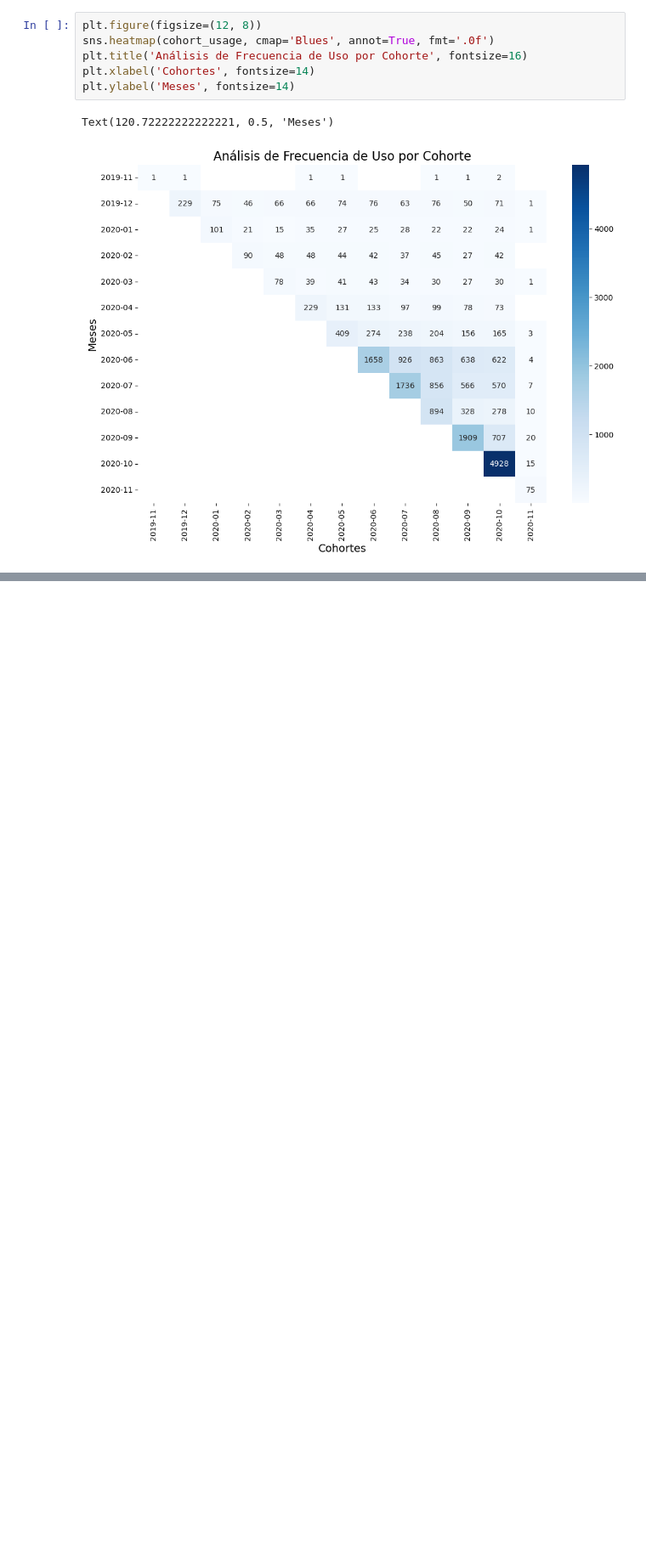
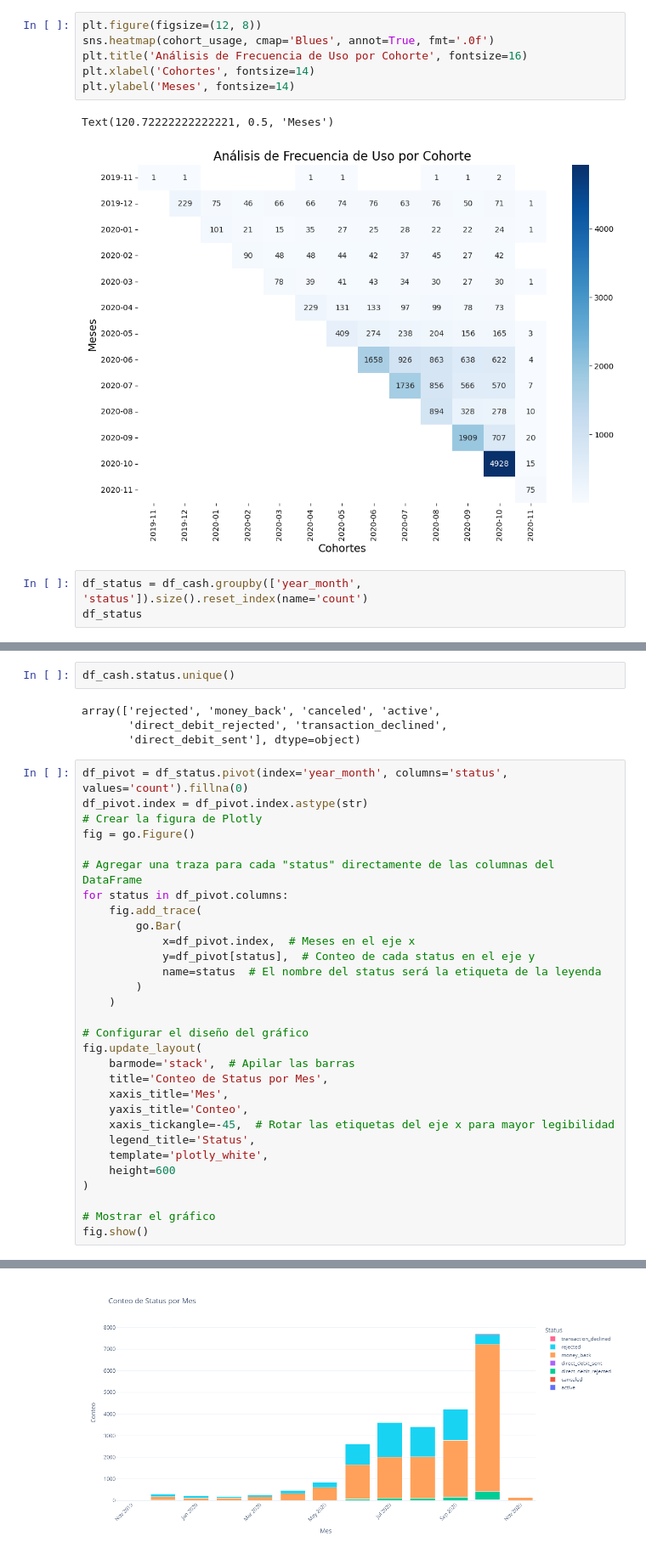
Before and after one commit to TonyVargas777/project_1_Ironhack, a Jupyter notebook: project.ipynb, the cells around one changed output, grey strips where cells are left out. Shown at 85% size. Drawn from its saved outputs; the diff is of its cells as text; blank space fills up the shorter version.

```diff
--- a/project.ipynb
+++ b/project.ipynb
@@ -249,3 +254,6 @@ plt.ylabel('Meses', fontsize=14)
 # %% [output]
 Text(120.72222222222221, 0.5, 'Meses')
 [figure]
+# %%
+df_status = df_cash.groupby(['year_month', 'status']).size().reset_index(name='count')
+df_status
@@ -251,0 +278,37 @@ Text(120.72222222222221, 0.5, 'Meses')
+# %%
+df_cash.status.unique()
+# %% [output]
+array(['rejected', 'money_back', 'canceled', 'active',
+       'direct_debit_rejected', 'transaction_declined',
+       'direct_debit_sent'], dtype=object)
+# %%
+df_pivot = df_status.pivot(index='year_month', columns='status', values='count').fillna(0)
+df_pivot.index = df_pivot.index.astype(str)
+# Crear la figura de Plotly
+fig = go.Figure()
+
+# Agregar una traza para cada "status" directamente de las columnas del DataFrame
+for status in df_pivot.columns:
+    fig.add_trace(
+        go.Bar(
+            x=df_pivot.index,  # Meses en el eje x
+            y=df_pivot[status],  # Conteo de cada status en el eje y
+            name=status  # El nombre del status será la etiqueta de la leyenda
+        )
+    )
+
+# Configurar el diseño del gráfico
+fig.update_layout(
+    barmode='stack',  # Apilar las barras
+    title='Conteo de Status por Mes',
+    xaxis_title='Mes',
+    yaxis_title='Conteo',
+    xaxis_tickangle=-45,  # Rotar las etiquetas del eje x para mayor legibilidad
+    legend_title='Status',
+    template='plotly_white',
+    height=600
+)
+
+# Mostrar el gráfico
+fig.show()
+# %% [output]
@@ -251,0 +316 @@ Text(120.72222222222221, 0.5, 'Meses')
+[figure, added]
```
Also changed, not shown: parts of 17 cells of this notebook, 3 other files.
